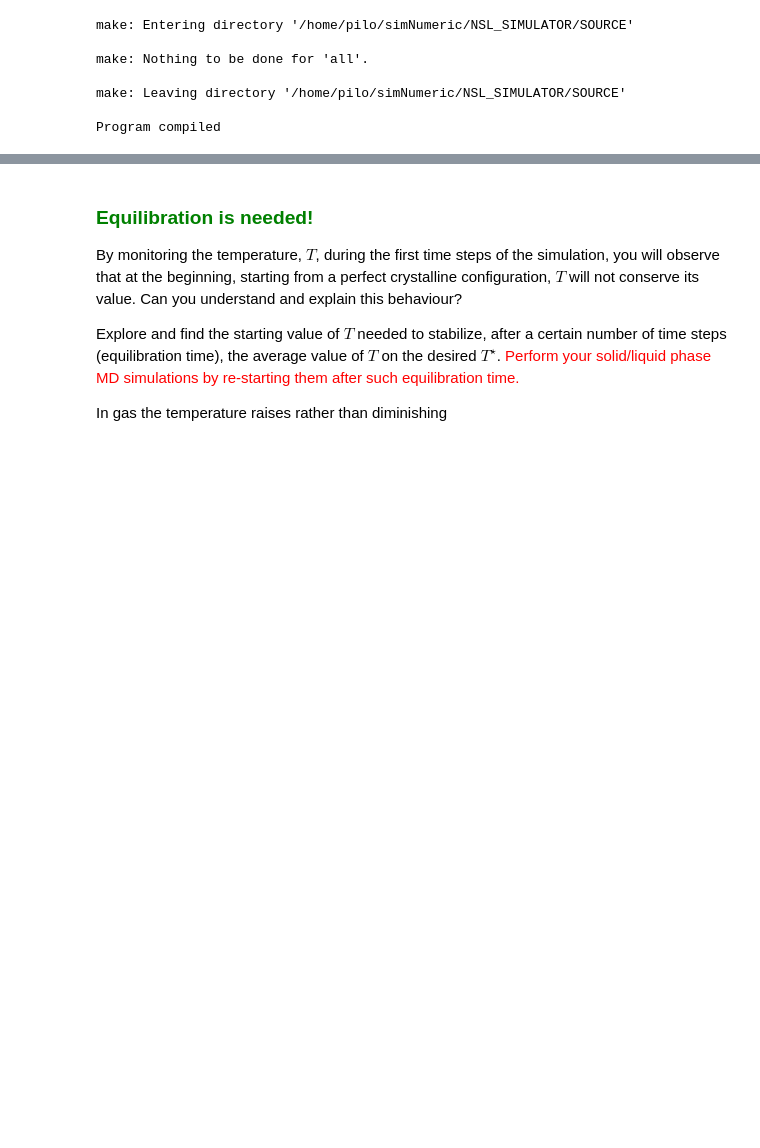
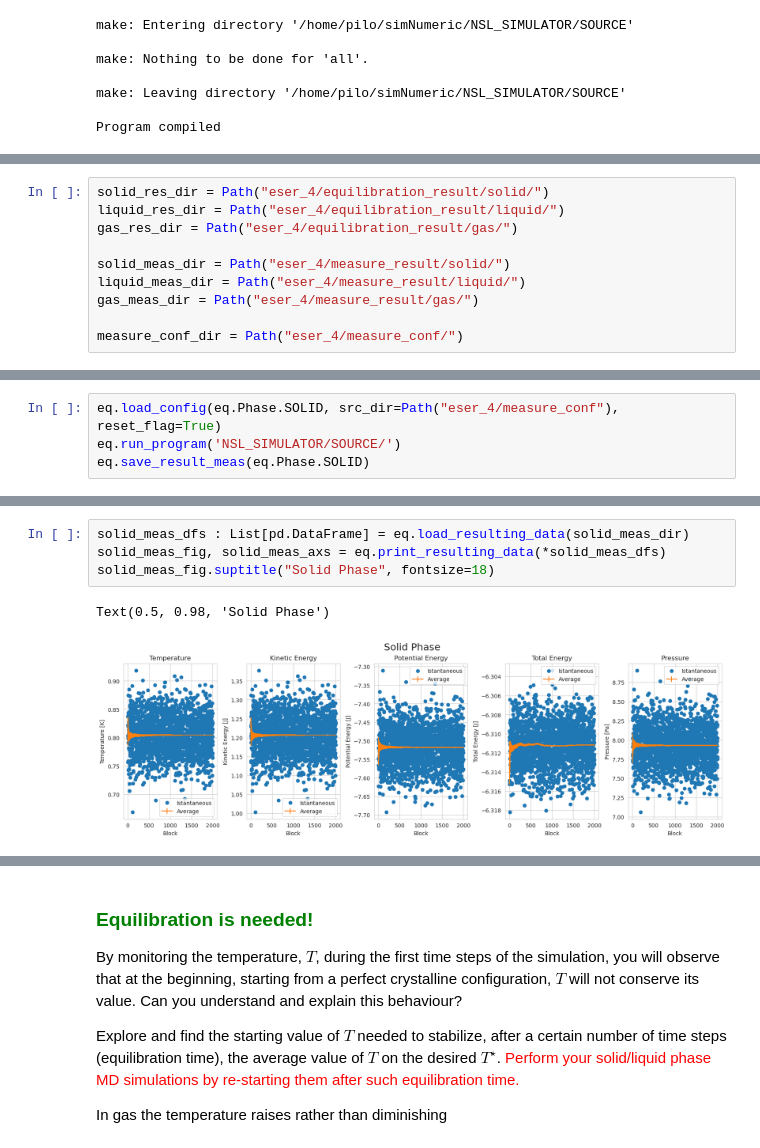
Before and after one commit to RandDouble/SimulazioneNumerica, a Jupyter notebook: LSN_Exercises_04.ipynb, the cells around one changed output, grey strips where cells are left out. Cells and saved outputs as stored; diff of their text form; blank space fills up the shorter version.

```diff
--- a/LSN_Exercises_04.ipynb
+++ b/LSN_Exercises_04.ipynb
@@ -212,0 +55,10 @@ gas_fig, gas_axs = print_resulting_data(*gas_dfs)
+# %%
+solid_res_dir = Path("eser_4/equilibration_result/solid/")
+liquid_res_dir = Path("eser_4/equilibration_result/liquid/")
+gas_res_dir = Path("eser_4/equilibration_result/gas/")
+
+solid_meas_dir = Path("eser_4/measure_result/solid/")
+liquid_meas_dir = Path("eser_4/measure_result/liquid/")
+gas_meas_dir = Path("eser_4/measure_result/gas/")
+
+measure_conf_dir = Path("eser_4/measure_conf/")
@@ -212,0 +116,4 @@ gas_fig, gas_axs = print_resulting_data(*gas_dfs)
+# %%
+eq.load_config(eq.Phase.SOLID, src_dir=Path("eser_4/measure_conf"), reset_flag=True)
+eq.run_program('NSL_SIMULATOR/SOURCE/')
+eq.save_result_meas(eq.Phase.SOLID)
@@ -212,0 +138,7 @@ gas_fig, gas_axs = print_resulting_data(*gas_dfs)
+# %%
+solid_meas_dfs : List[pd.DataFrame] = eq.load_resulting_data(solid_meas_dir)
+solid_meas_fig, solid_meas_axs = eq.print_resulting_data(*solid_meas_dfs)
+solid_meas_fig.suptitle("Solid Phase", fontsize=18)
+# %% [output]
+Text(0.5, 0.98, 'Solid Phase')
+[figure, added]
```
Also changed, not shown: parts of 39 cells of this notebook.
